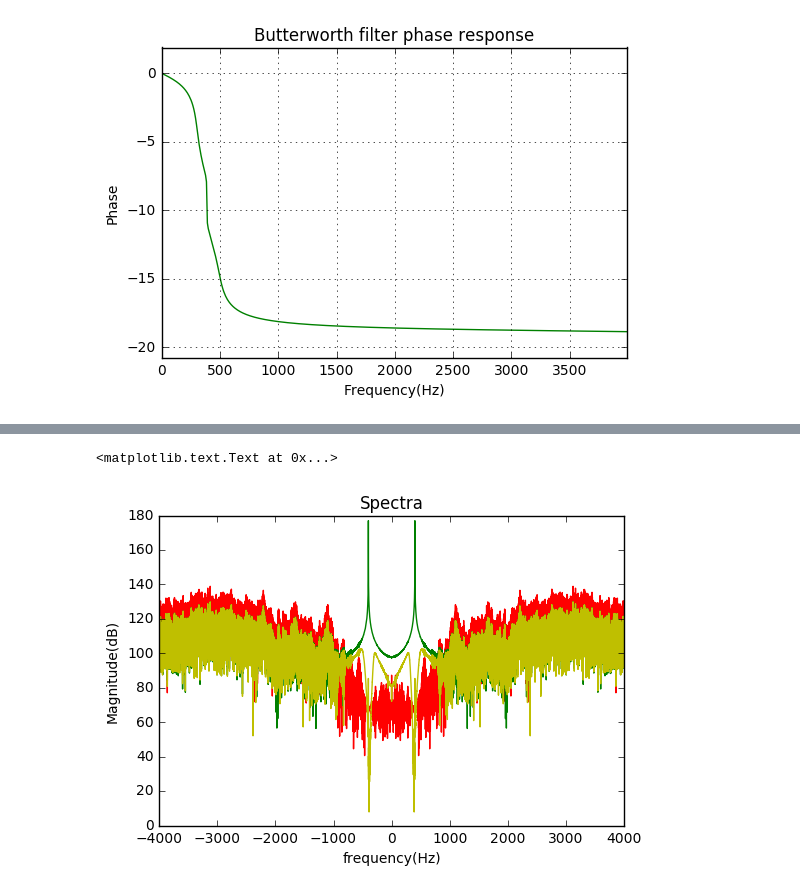
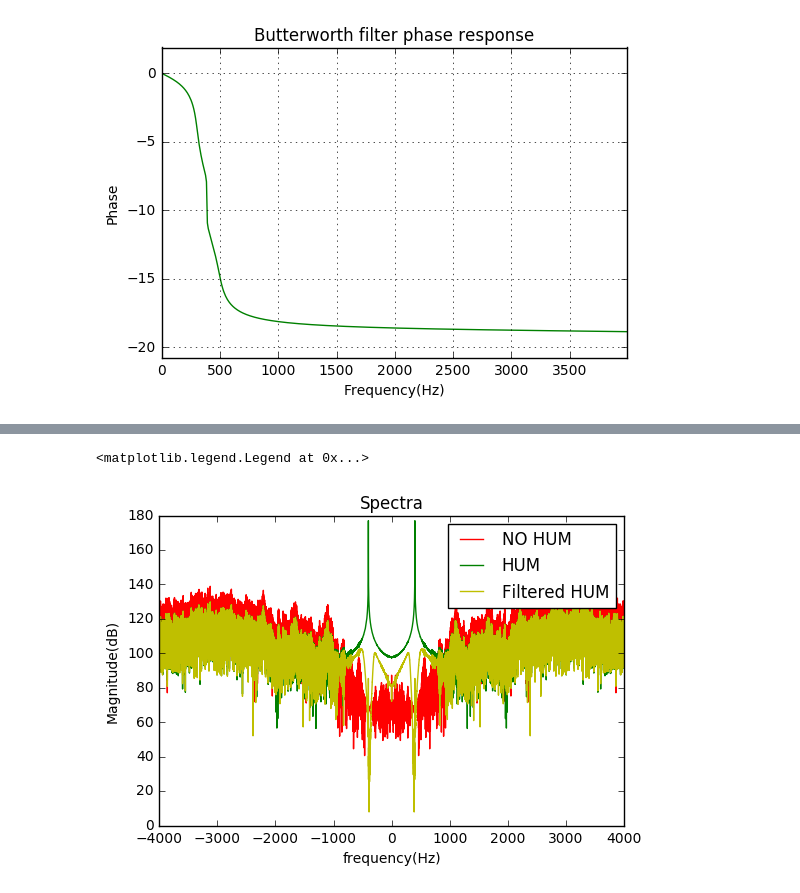
Before and after one commit to rexxy-sasori/ECE420, a Jupyter notebook: lab2/Prelab2.ipynb, the cells around one changed output, grey strips where cells are left out. Saved outputs shown, nothing was run; the diff lists cells and outputs as text; code cells hidden in the pictures.

```diff
--- a/lab2/Prelab2.ipynb
+++ b/lab2/Prelab2.ipynb
@@ -95,21 +97,22 @@ Audio("wi.wav")
 # %% [output]
 [interactive output not drawn]
 # %%
-size_no = len(data_no_hum)
-N_HUM = np.fft.fft(y,size_no)
+size_n = len(y)
+N_HUM = np.fft.fft(y,size_n)
 N_HUM = np.fft.fftshift(N_HUM)
 
 w_n = 2*pi*(np.fft.fftfreq(size_no))
 w_n = np.fft.fftshift(w_n)
 analog_n = sampling_no_hum*w_n/2/pi
 
-plt.plot(analog_no,20*np.log10(np.absolute(NO_HUM)),'r',
-         analog,20*np.log10(np.absolute(HUM)),'g',
-         analog_n,20*np.log10(np.absolute(N_HUM)),'y')
+plt.plot(analog_no,20*np.log10(np.absolute(NO_HUM)),'r',label = "NO HUM")
+plt.plot(analog,20*np.log10(np.absolute(HUM)),'g',label = "HUM")
+plt.plot(analog_n,20*np.log10(np.absolute(N_HUM)),'y',label = "Filtered HUM")
 
 plt.title("Spectra")
 plt.xlabel("frequency(Hz)")
 plt.ylabel("Magnitude(dB)")
+plt.legend()
 # %% [output]
-<matplotlib.text.Text at 0x...>
+<matplotlib.legend.Legend at 0x...>
-[figure, old version]
+[figure, new version]
```
Also changed, not shown: parts of 1 cell of this notebook, 41 other files.
